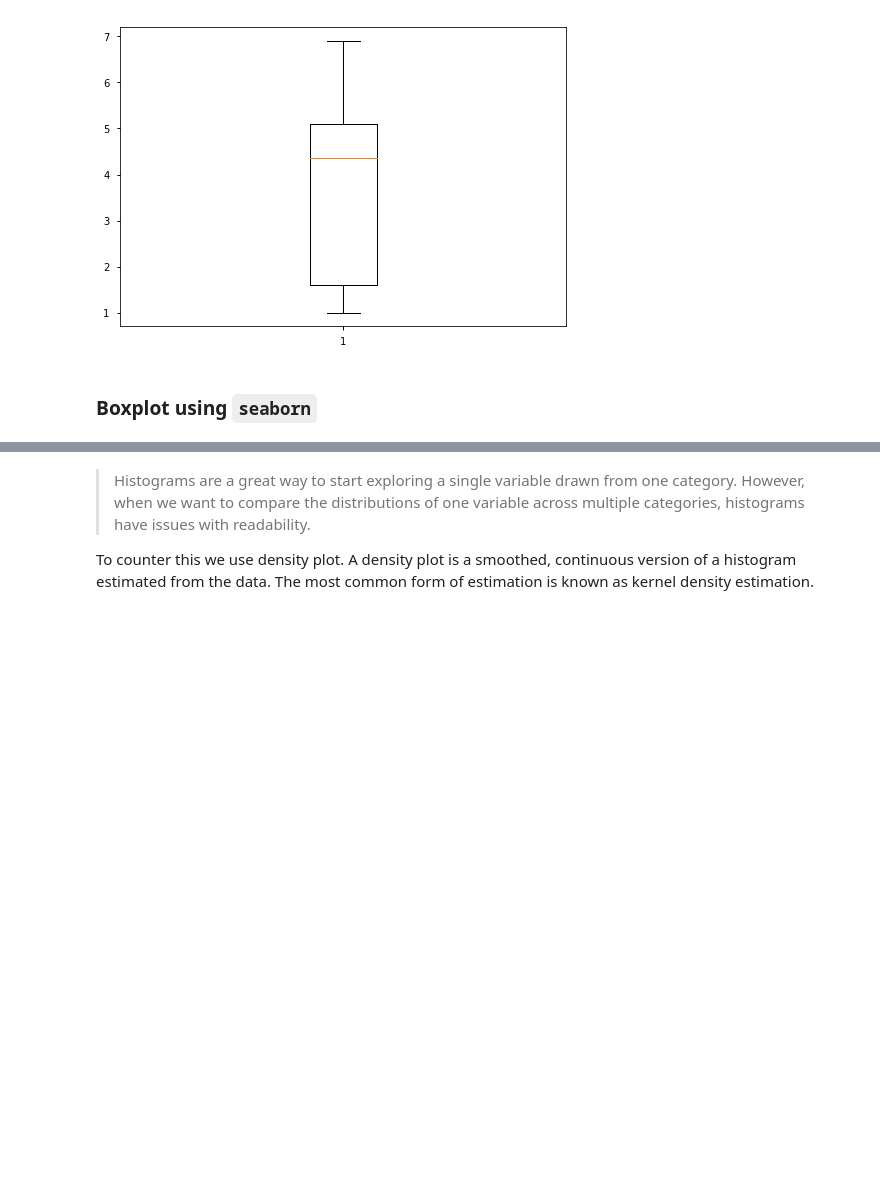
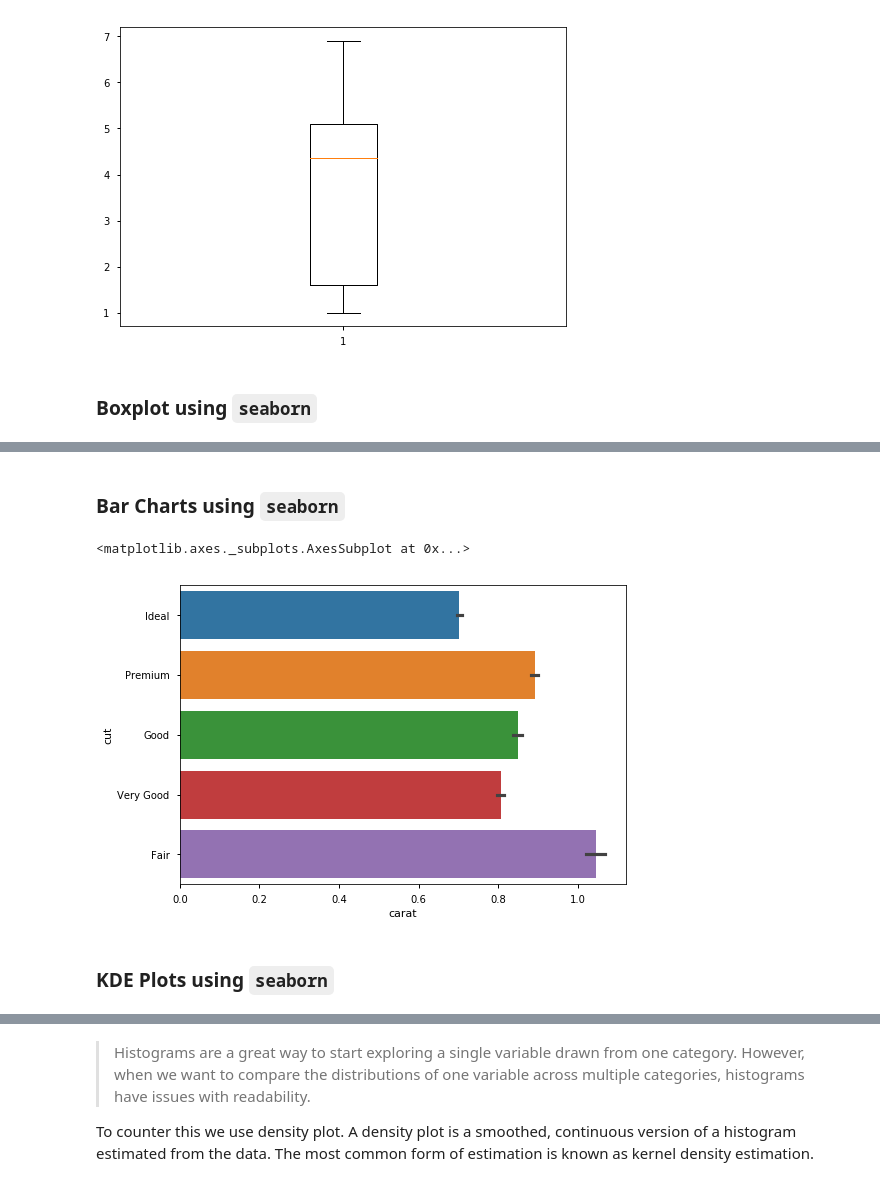
Before and after one commit to pratos/python4ds, a Jupyter notebook: notebooks/Python Visualization snippets.ipynb, the cells around one changed output, grey strips where cells are left out. Saved outputs shown, nothing was run; the diff lists cells and outputs as text; code cells hidden in the pictures; blank space fills up the shorter version.

```diff
--- a/notebooks/Python Visualization snippets.ipynb
+++ b/notebooks/Python Visualization snippets.ipynb
@@ -585,0 +642,9 @@ plt.show()
+# %% [markdown]
+### Bar Charts using `seaborn`
+# %%
+sns.barplot(x='carat', y='cut', data=diamonds)
+# %% [output]
+<matplotlib.axes._subplots.AxesSubplot at 0x...>
+[figure, added]
+# %% [markdown]
+### KDE Plots using `seaborn`
```
Also changed, not shown: parts of 88 cells of this notebook, 1 other file.
